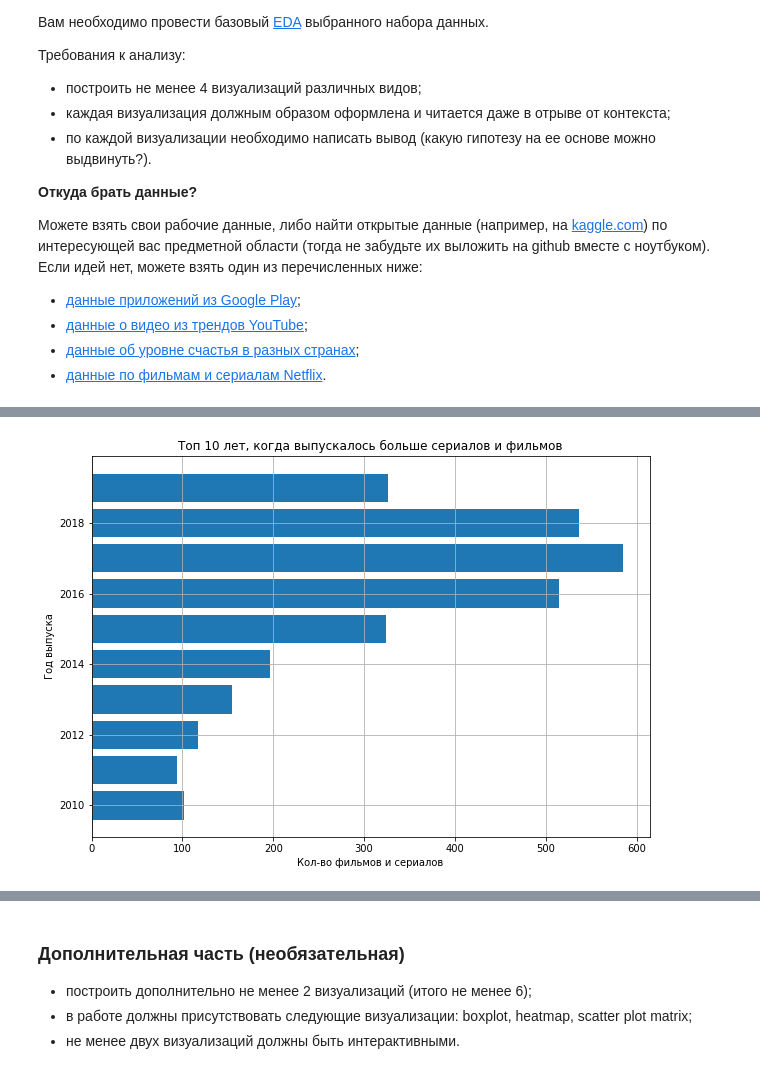
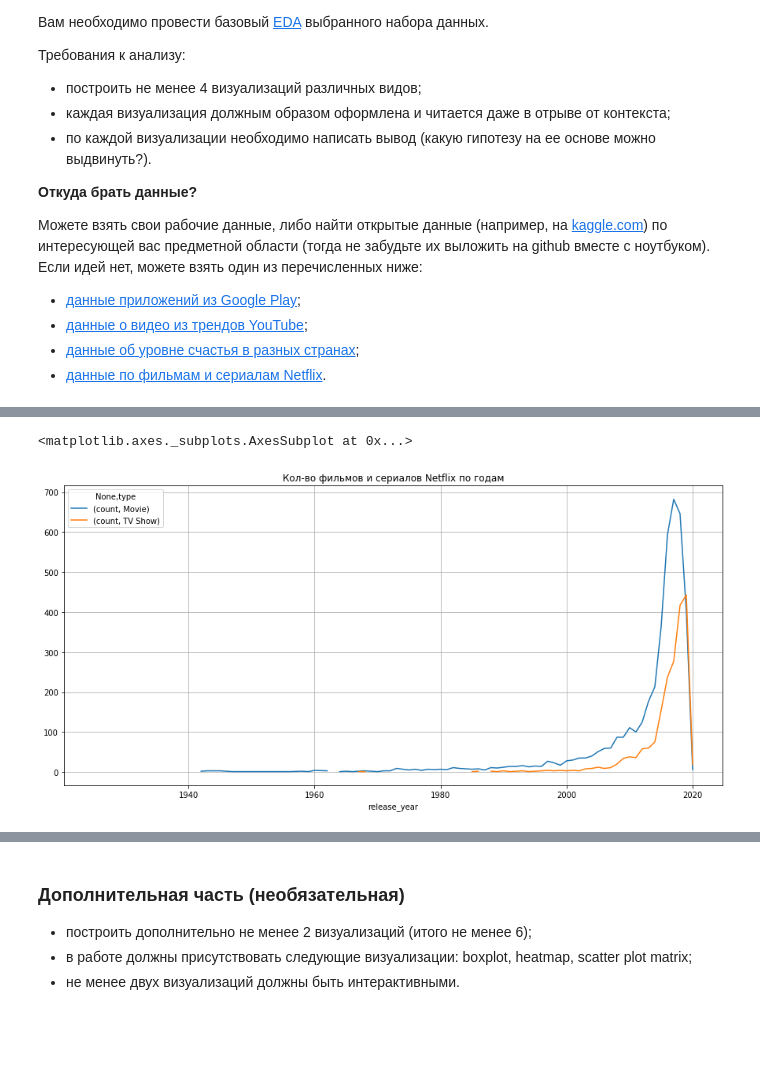
Before and after one commit to iamdenizzz/pyda-10, a Jupyter notebook: 15/Homework_15.ipynb, the cells around one changed output, grey strips where cells are left out. Drawn from its saved outputs; the diff is of its cells as text; code cells hidden in the pictures; blank space fills up the shorter version.

```diff
--- a/15/Homework_15.ipynb
+++ b/15/Homework_15.ipynb
@@ -70,11 +48,9 @@ data
-# %%
-# Построим график, когда выпускалось больше всего сериалов и фильмов
-graph1 = data.groupby('release_year').agg(['count'])['show_id'].reset_index()\
-    .sort_values('count', ascending=False).head(10)
-plt.barh(graph1['release_year'], graph1['count'])
-plt.xlabel('Кол-во фильмов и сериалов')
-plt.ylabel('Год выпуска')
-plt.title('Топ 10 лет, когда выпускалось больше сериалов и фильмов')
-plt.grid()
-# %% [output]
-[figure, removed]
+# %%
+# График 1 - Кол-во фильмов и сериалов Netflix по годам
+graph1 = data.groupby(['release_year','type']).agg(['count'])['show_id'].sort_values('release_year')
+graph1.unstack('type').plot(title='Кол-во фильмов и сериалов Netflix по годам', grid=True)
+# Как можно увидеть на графике вплоть до 2019 года кол-во показываемых на Netflix фильмов было больше чем сериалов,
+# но в 2019 году их кол-во стало равно. По 2020 году еще мало информации, поэтому в конце графика такой спад
+# %% [output]
+<matplotlib.axes._subplots.AxesSubplot at 0x...>
+[figure, added]
```
Also changed, not shown: parts of 6 cells of this notebook.
